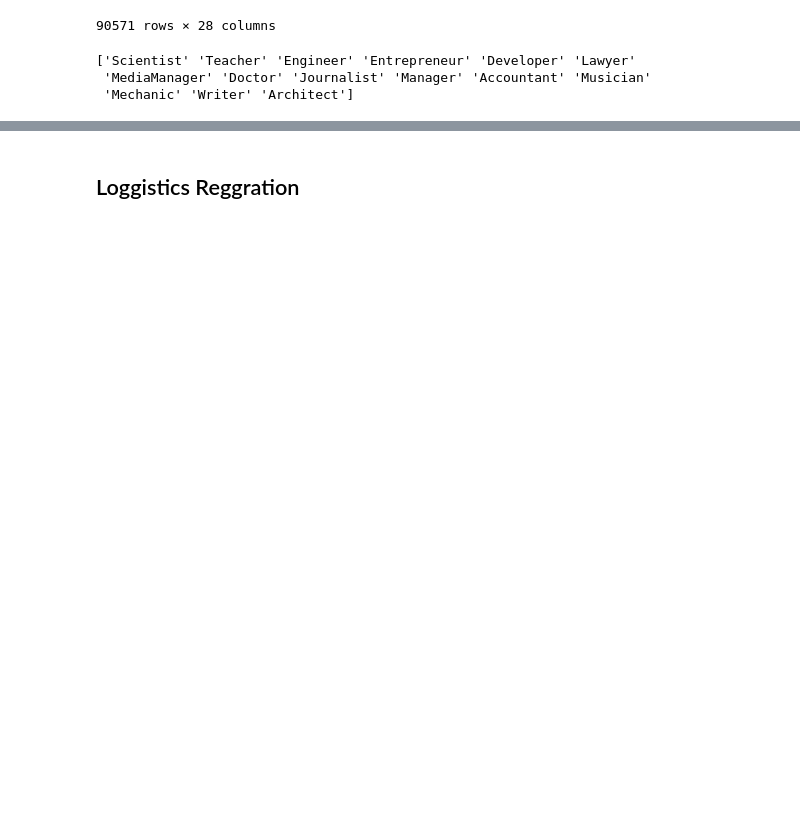
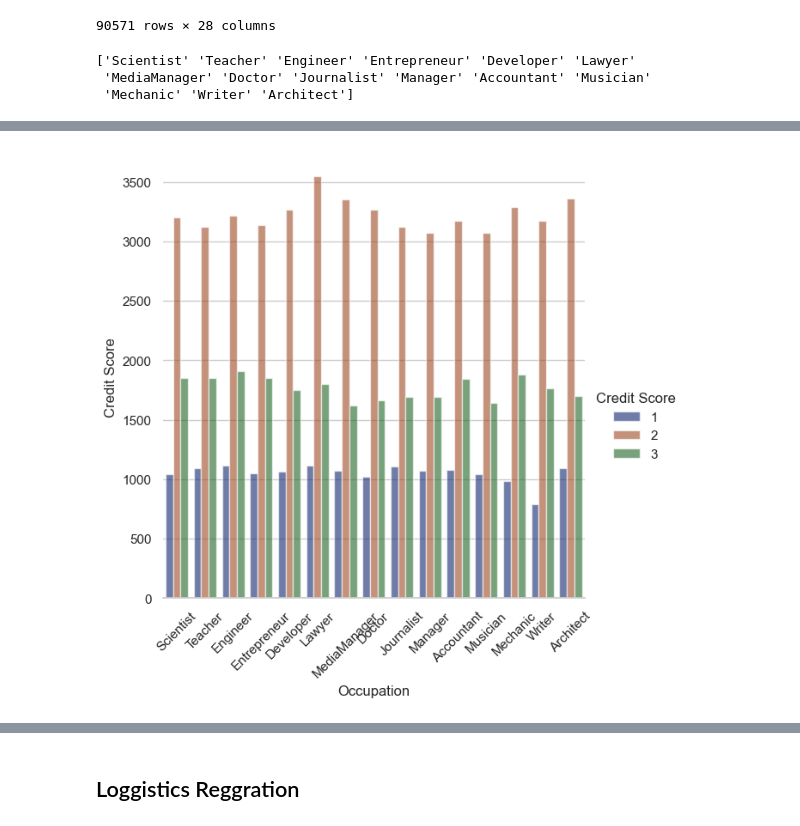
Before and after one commit to rodyrahi/creditscoreML, a Jupyter notebook: credit.ipynb, the cells around one changed output, grey strips where cells are left out. Cells and saved outputs as stored; diff of their text form; code cells hidden in the pictures; blank space fills up the shorter version.

```diff
--- a/credit.ipynb
+++ b/credit.ipynb
@@ -121,0 +185,15 @@ print(scoredf['occupation'].unique())
+# %%
+
+sns.set_theme(style="whitegrid")
+
+g = sns.catplot(
+    data=scoredf, kind="bar",
+    x="occupation", y='Credit_Score', hue="Credit_Score",
+    errorbar="sd", palette="dark", alpha=.6, height=6 , estimator='count'
+)
+g.set_xticklabels(rotation=45)
+g.despine(left=True)
+g.set_axis_labels("Occupation", "Credit Score")
+g.legend.set_title("Credit Score")
+# %% [output]
+[figure, added]
```
Also changed, not shown: parts of 37 cells of this notebook, 1 other file.
